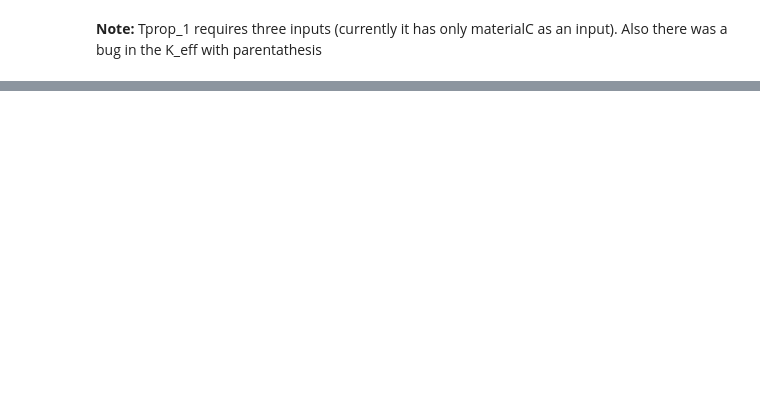
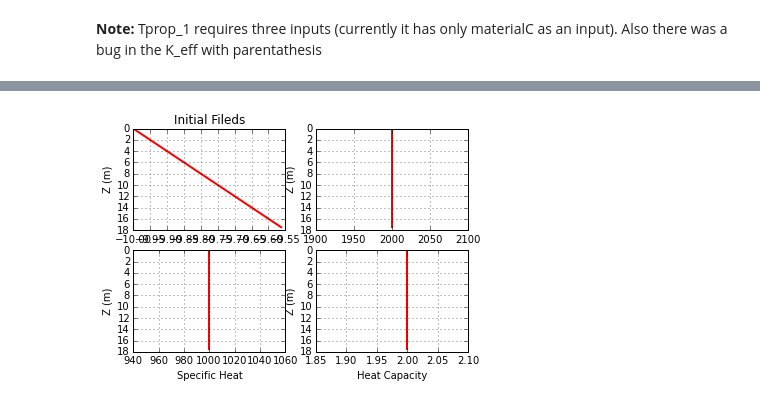
Before and after one commit to BrKi0914/Control_Volume1b, a Jupyter notebook: main.ipynb, the cells around one changed output, grey strips where cells are left out. Cells and saved outputs as stored; diff of their text form; code cells hidden in the pictures; blank space fills up the shorter version.

```diff
--- a/main.ipynb
+++ b/main.ipynb
@@ -382,0 +328,18 @@ Enter a filename: dssdfsdf
+# %%
+# save initial fields
+
+Tinit = T;
+rho0  = rho;
+
+# for permafrost, assume the mass of pore water (ice+unfrozen) remains fixed
+# with time.  Grab the value of Mw at the end of the spinup stage and store it
+# in materialC.
+if region == 'alaska':
+    Mw0          = diagC[1];
+    phi_i0       = diagC[2];
+    phi_u0       = diagC[3];
+    phi_a0       = diagC[4];
+    materialC[5] = Mw0;
+
+# show initial thermal properties
+kappa = K / C;        # thermal diffusivity
@@ -382,0 +348,77 @@ Enter a filename: dssdfsdf
+# %%
+plt.figure(1)
+plt.subplot(221)
+myplot=plt.plot(T, zz)
+plt.gca().invert_yaxis()
+
+plt.xlabel('Initial Temperature Field ($^\circ$C)')
+plt.ylabel('Z (m)')
+plt.title('Initial Fileds')
+plt.setp(myplot, 'color', lc, 'linewidth', lw)
+plt.grid();
+
+plt.subplot(222)
+myplot=plt.plot(rho, zz)
+plt.gca().invert_yaxis()
+plt.xlabel('Density')
+plt.ylabel('Z (m)')
+plt.setp(myplot, 'color', lc, 'linewidth', lw)
+plt.grid();
+
+#print 'Cp,zz=',Cp,zz
+plt.subplot(223)
+myplot=plt.plot(Cp, zz)
+plt.gca().invert_yaxis()
+plt.xlabel('Specific Heat')
+plt.ylabel('Z (m)')
+plt.setp(myplot, 'color', lc, 'linewidth', lw)
+plt.grid();
+
+#print 'K,zz=',K,zz
+plt.subplot(224)
+myplot=plt.plot(C/1e06, zz)
+plt.gca().invert_yaxis()
+plt.xlabel('Heat Capacity')
+plt.ylabel('Z (m)')
+plt.setp(myplot, 'color', lc, 'linewidth', lw)
+plt.grid();
+
+plt.show()
+#  This part does not match MATLAB code
+
+plt.figure(1)
+plt.subplot(221)
+myplot=plt.plot(K, zz)
+plt.gca().invert_yaxis()
+plt.xlabel('Thermal Conductivity')
+plt.ylabel('Z (m)')
+plt.setp(myplot, 'color', lc, 'linewidth', lw)
+plt.title('Initial Fileds')
+plt.grid();
+
+plt.subplot(222)
+myplot=plt.plot(kappa, zz)
+plt.gca().invert_yaxis()
+plt.xlabel('Thermal Diffusivity')
+plt.ylabel('Z (m)')
+plt.setp(myplot, 'color', lc, 'linewidth', lw)
+plt.grid();
+
+if region == 'alaska':
+    # this part should be improved/ leaving it for now
+    plt.subplot(223)
+    myplot=plt.plot(phi, zz)
+    #hold on
+    #plot(phi_i0,zz,'linewidth',1.5,'color','b')
+    #plot(phi_u0,zz,'linewidth',1.5,'color','r')
+    #plot(phi_i0+phi_u0,zz,'linestyle','--','color','g')
+
+    plt.gca().invert_yaxis()
+    plt.xlabel('Volume Fractions')
+    plt.ylabel('Z (m)')
+    plt.setp(myplot, 'color', lc, 'linewidth', lw)
+    plt.grid();
+#    Mw0          = diagC[1];
+#  NameError:  name 'lc' is not defined
+# %% [output]
+[figure, added]
```
Also changed, not shown: parts of 25 cells of this notebook, 1 other file.
